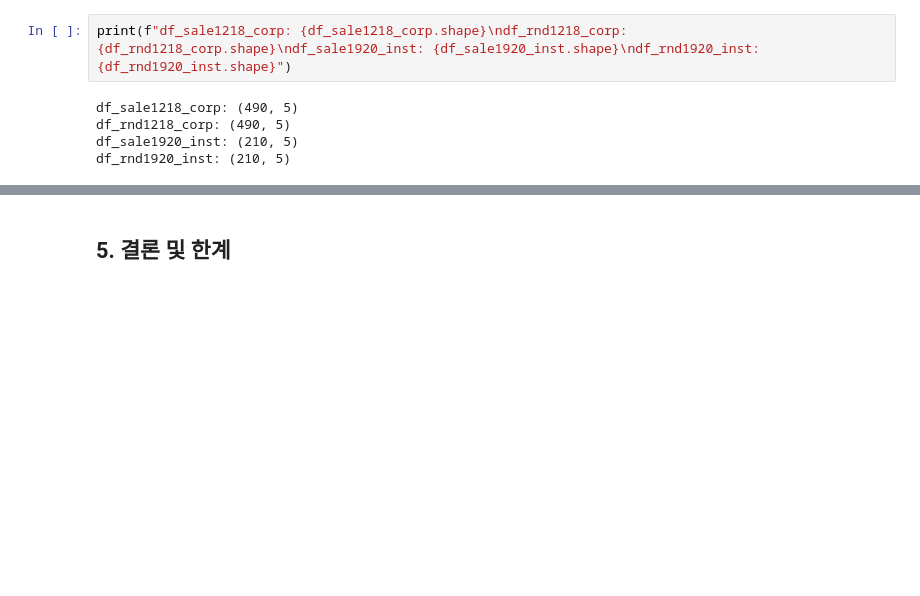
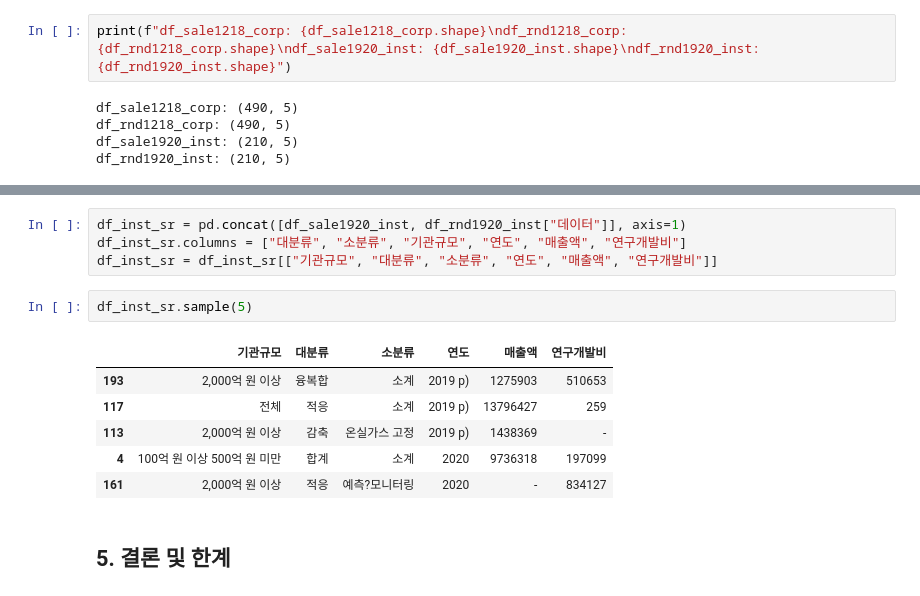
Before and after one commit to nuyhc/Mini_Project, a Jupyter notebook: 4. V_CTI_CN/v_cti_cn.ipynb, the cells around one changed output, grey strips where cells are left out. Drawn from its saved outputs; the diff is of its cells as text; blank space fills up the shorter version.

```diff
--- a/4. V_CTI_CN/v_cti_cn.ipynb
+++ b/4. V_CTI_CN/v_cti_cn.ipynb
@@ -516,3 +570,16 @@ df_rnd1920_inst: (210, 5)
+# %%
+df_inst_sr = pd.concat([df_sale1920_inst, df_rnd1920_inst["데이터"]], axis=1)
+df_inst_sr.columns = ["대분류", "소분류", "기관규모", "연도", "매출액", "연구개발비"]
+df_inst_sr = df_inst_sr[["기관규모", "대분류", "소분류", "연도", "매출액", "연구개발비"]]
+# %%
+df_inst_sr.sample(5)
+# %% [output]
+|  | 기관규모 | 대분류 | 소분류 | 연도 | 매출액 | 연구개발비 |
+| 193 | 2,000억 원 이상 | 융복합 | 소계 | 2019 p) | 1275903 | 510653 |
+| 117 | 전체 | 적응 | 소계 | 2019 p) | 13796427 | 259 |
+| 113 | 2,000억 원 이상 | 감축 | 온실가스 고정 | 2019 p) | 1438369 | - |
+| 4 | 100억 원 이상 500억 원 미만 | 합계 | 소계 | 2020 | 9736318 | 197099 |
+| 161 | 2,000억 원 이상 | 적응 | 예측?모니터링 | 2020 | - | 834127 |
 # %% [markdown]
 ## 5. 결론 및 한계
 # %% [markdown]
```
Also changed, not shown: parts of 8 cells of this notebook.
